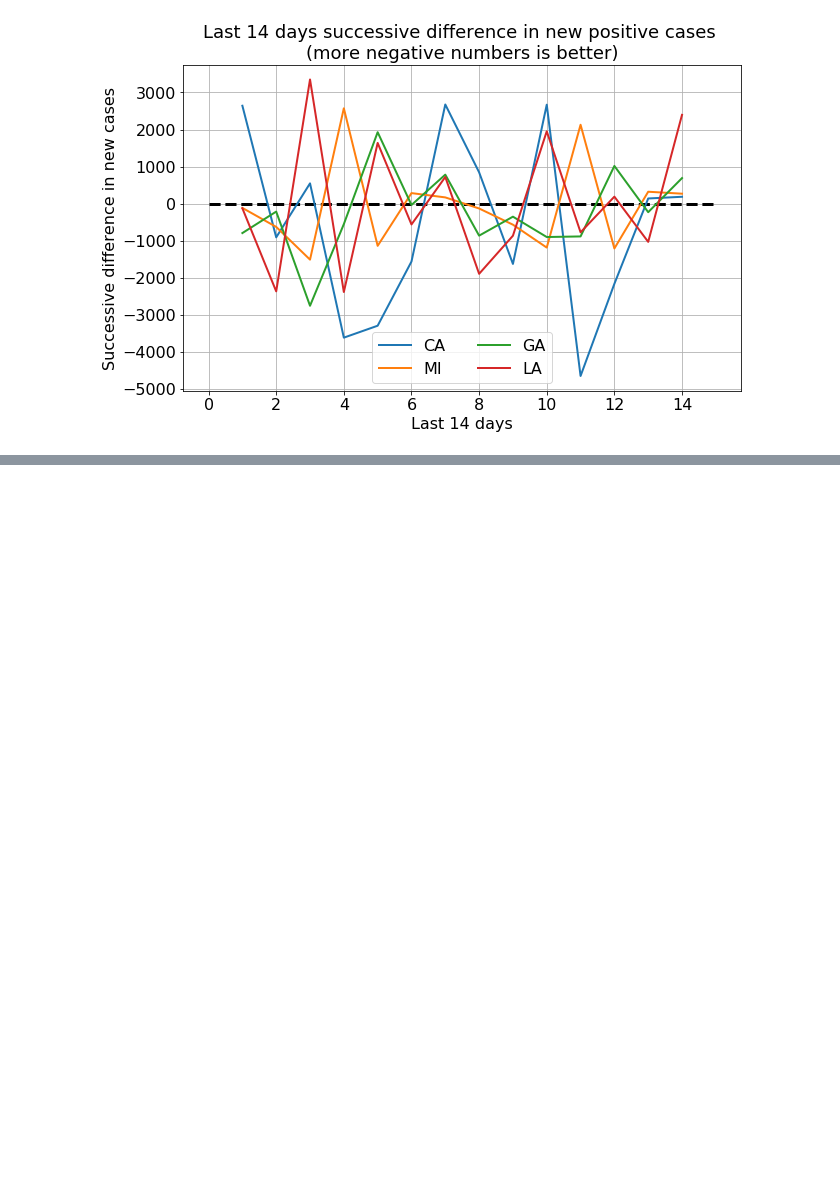
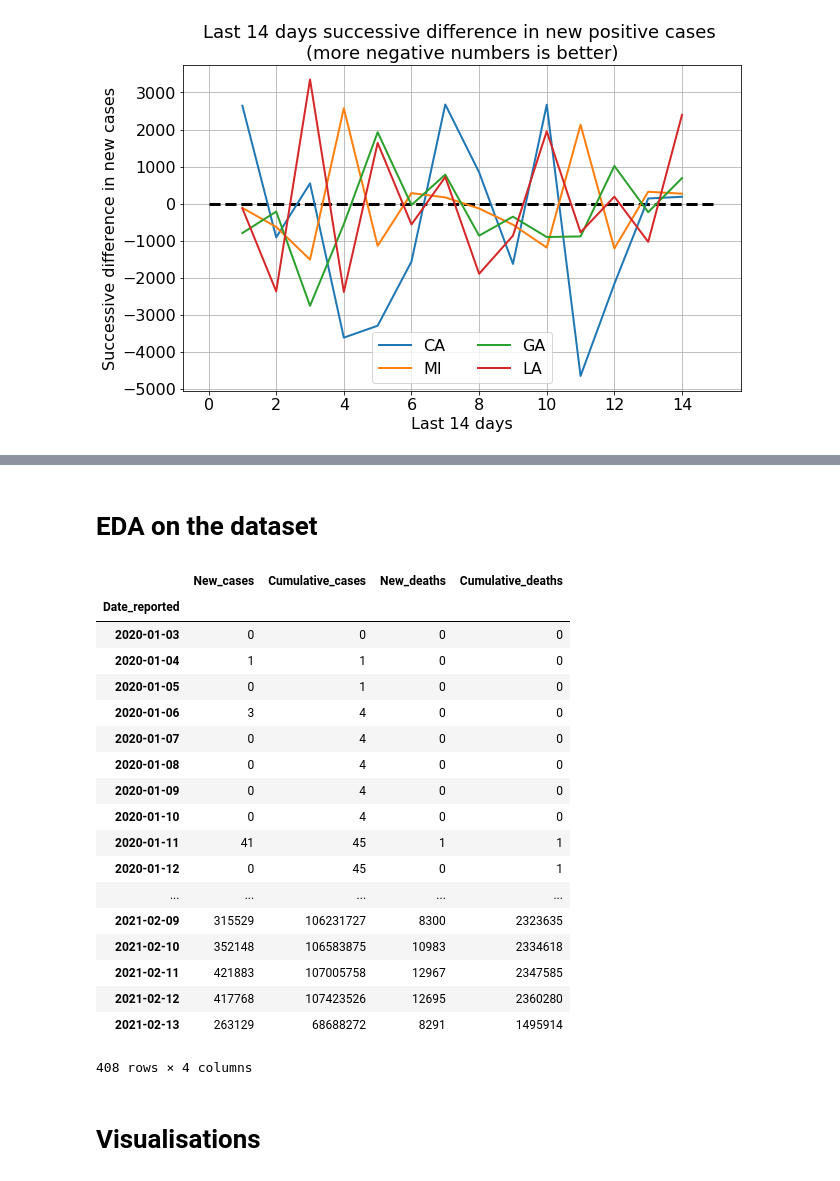
Before and after one commit to kairavibajaj/Covid-19-Data-Analysis, a Jupyter notebook: COVID19 Data Analysis.ipynb, the cells around one changed output, grey strips where cells are left out. Drawn from its saved outputs; the diff is of its cells as text; code cells hidden in the pictures; blank space fills up the shorter version.

```diff
--- a/COVID19 Data Analysis.ipynb
+++ b/COVID19 Data Analysis.ipynb
@@ -355,0 +390,29 @@ plt.show()
+# %% [markdown]
+# EDA on the dataset
+# %%
+df['Date_reported'] = pd.to_datetime(df['Date_reported'])
+# %%
+df_dates = df.groupby('Date_reported').sum()
+df_dates
+# %% [output]
+|  | New_cases | Cumulative_cases | New_deaths | Cumulative_deaths |
+| Date_reported |  |  |  |  |
+| 2020-01-03 | 0 | 0 | 0 | 0 |
+| 2020-01-04 | 1 | 1 | 0 | 0 |
+| 2020-01-05 | 0 | 1 | 0 | 0 |
+| 2020-01-06 | 3 | 4 | 0 | 0 |
+| 2020-01-07 | 0 | 4 | 0 | 0 |
+| 2020-01-08 | 0 | 4 | 0 | 0 |
+| 2020-01-09 | 0 | 4 | 0 | 0 |
+| 2020-01-10 | 0 | 4 | 0 | 0 |
+| 2020-01-11 | 41 | 45 | 1 | 1 |
+| 2020-01-12 | 0 | 45 | 0 | 1 |
+| ... | ... | ... | ... | ... |
+| 2021-02-09 | 315529 | 106231727 | 8300 | 2323635 |
+| 2021-02-10 | 352148 | 106583875 | 10983 | 2334618 |
+| 2021-02-11 | 421883 | 107005758 | 12967 | 2347585 |
+| 2021-02-12 | 417768 | 107423526 | 12695 | 2360280 |
+| 2021-02-13 | 263129 | 68688272 | 8291 | 1495914 |
+408 rows × 4 columns
+# %% [markdown]
+# Visualisations
```
Also changed, not shown: parts of 11 cells of this notebook.
